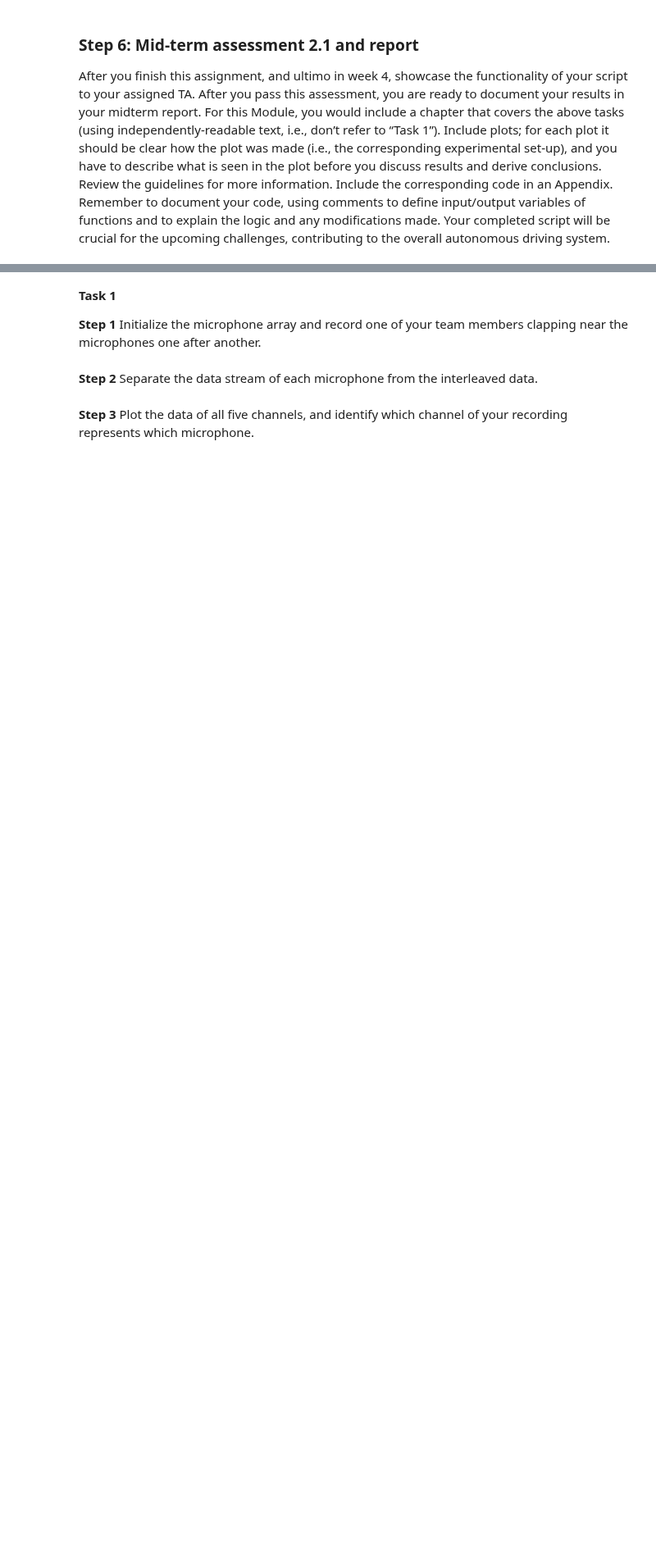
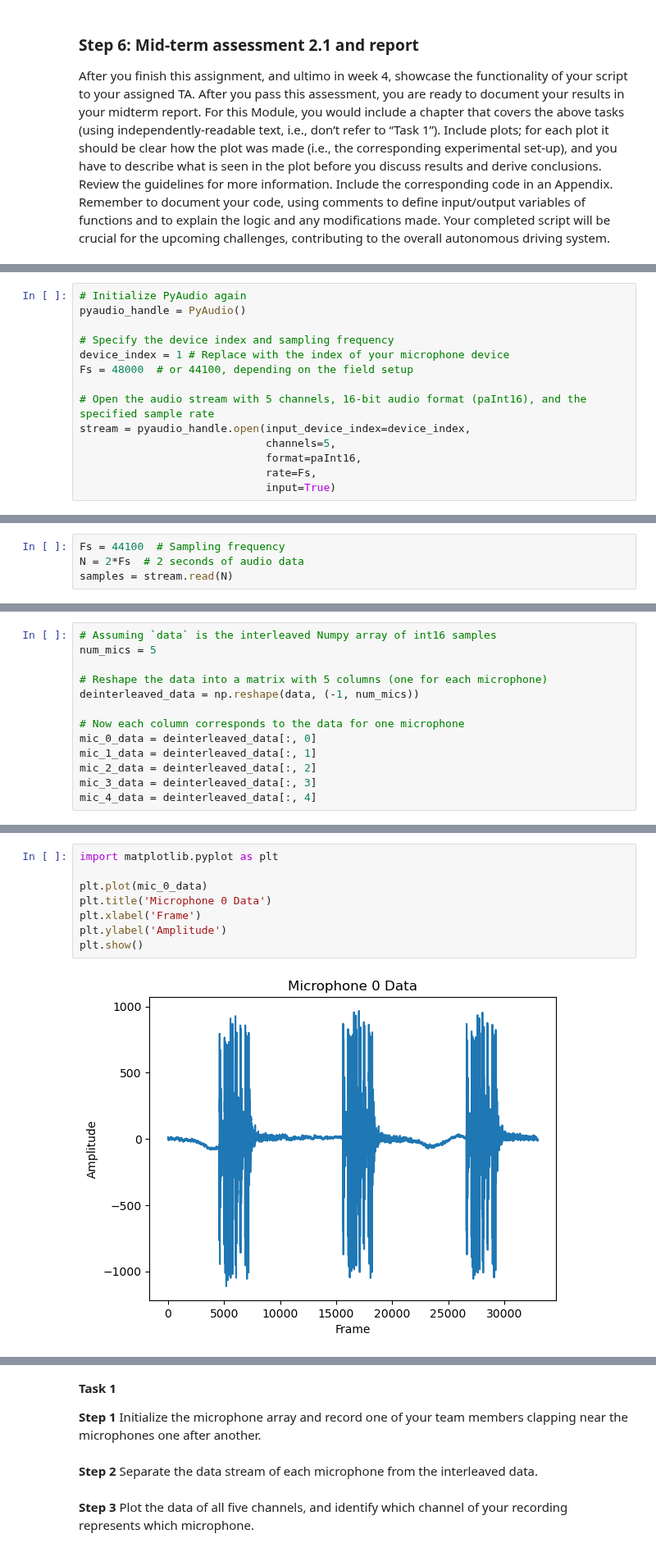
Before and after one commit to OpenEd-IP3/Book, a Jupyter notebook: 4 Module 2.ipynb, the cells around one changed output, grey strips where cells are left out. Shown at 82% size. Drawn from its saved outputs; the diff is of its cells as text; blank space fills up the shorter version.

Commit message:
Completed the section about microphones in module 2

```diff
--- a/4 Module 2.ipynb
+++ b/4 Module 2.ipynb
@@ -360,0 +404,14 @@ data = np.frombuffer(samples, dtype='int16')
+# %%
+# Initialize PyAudio again
+pyaudio_handle = PyAudio()
+
+# Specify the device index and sampling frequency
+device_index = 1 # Replace with the index of your microphone device
+Fs = 48000  # or 44100, depending on the field setup
+
+# Open the audio stream with 5 channels, 16-bit audio format (paInt16), and the specified sample rate
+stream = pyaudio_handle.open(input_device_index=device_index,
+                             channels=5,
+                             format=paInt16,
+                             rate=Fs,
+                             input=True)
@@ -360,0 +426,4 @@ data = np.frombuffer(samples, dtype='int16')
+# %%
+Fs = 44100  # Sampling frequency
+N = 2*Fs  # 2 seconds of audio data
+samples = stream.read(N)
@@ -378,0 +449,13 @@ don’t touch the volume settings. If these need to be adjusted, contact a TA.
+# %%
+# Assuming `data` is the interleaved Numpy array of int16 samples
+num_mics = 5
+
+# Reshape the data into a matrix with 5 columns (one for each microphone)
+deinterleaved_data = np.reshape(data, (-1, num_mics))
+
+# Now each column corresponds to the data for one microphone
+mic_0_data = deinterleaved_data[:, 0]
+mic_1_data = deinterleaved_data[:, 1]
+mic_2_data = deinterleaved_data[:, 2]
+mic_3_data = deinterleaved_data[:, 3]
+mic_4_data = deinterleaved_data[:, 4]
@@ -378,0 +466,10 @@ don’t touch the volume settings. If these need to be adjusted, contact a TA.
+# %%
+import matplotlib.pyplot as plt
+
+plt.plot(mic_0_data)
+plt.title('Microphone 0 Data')
+plt.xlabel('Frame')
+plt.ylabel('Amplitude')
+plt.show()
+# %% [output]
+[figure, added]
```
Also changed, not shown: parts of 19 cells of this notebook.
